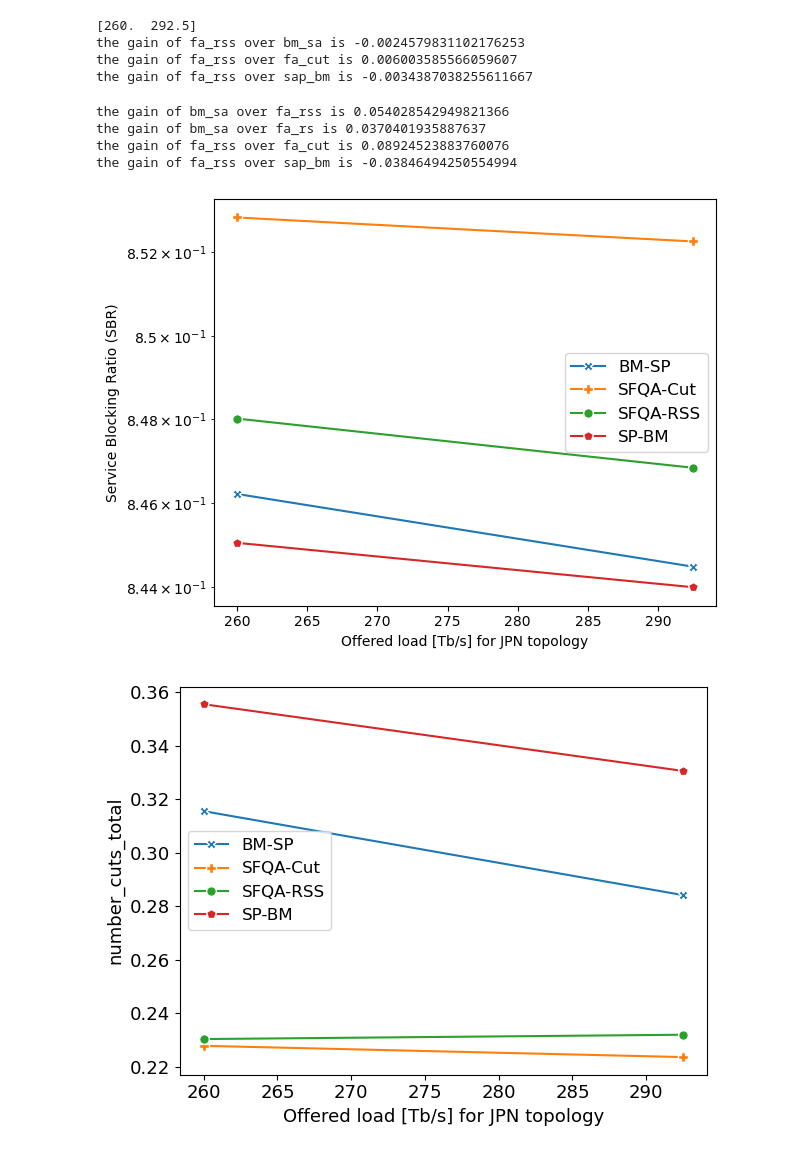
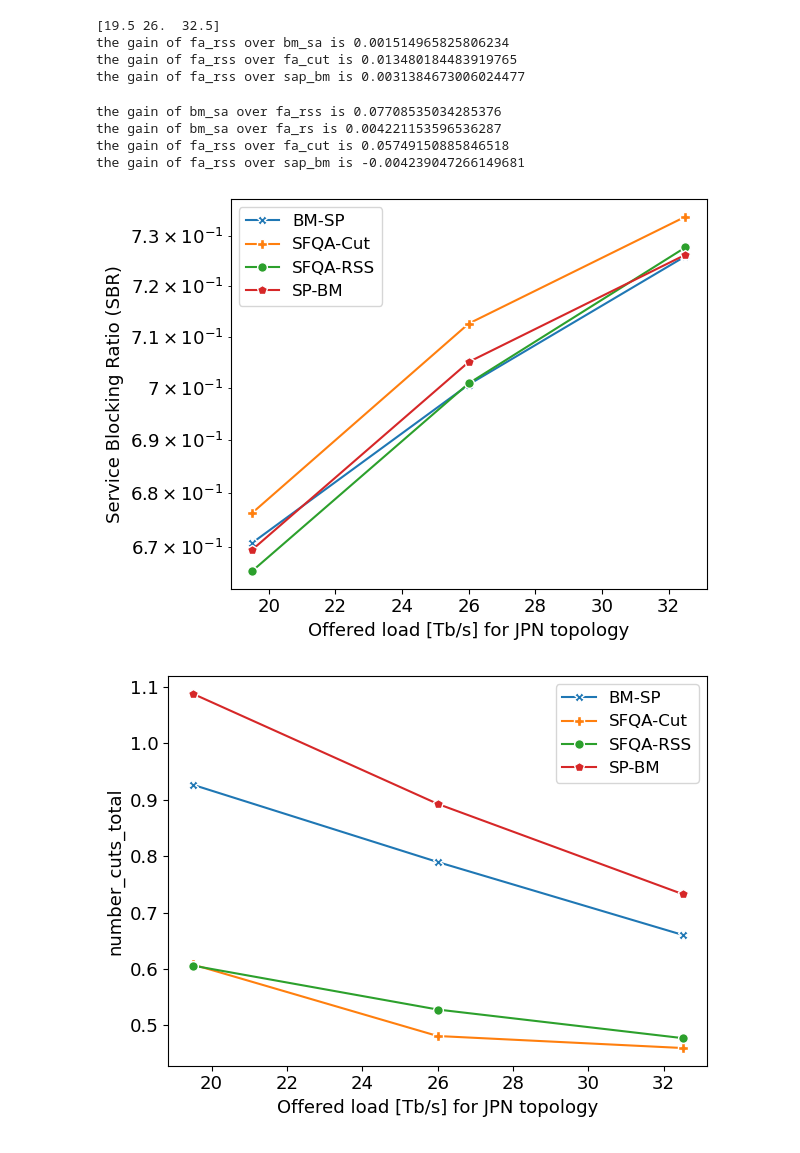
Before and after one commit to ehsan5890/optical-rl-gym-qot-aware, a Jupyter notebook: examples/visualize_loads_jpn.ipynb, the cells around one changed output. Drawn from its saved outputs; the diff is of its cells as text; code cells hidden in the pictures.

```diff
--- a/examples/visualize_loads_jpn.ipynb
+++ b/examples/visualize_loads_jpn.ipynb
@@ -14,9 +14,9 @@ topology_name = 'jpn12'
 figures_floder = f'./{heuristic_log_dir}/figures'
 os.makedirs(figures_floder, exist_ok=True)
 
-min_load = 800
-max_load = 902
-step_length = 100
+min_load = 60
+max_load = 101
+step_length = 20
 steps = int((max_load - min_load) / step_length) + 1
 loads = np.zeros(steps)
 episode_length = 205
@@ -167,40 +167,40 @@ for info in ['service_blocking_rate',
     # print(f"the bm_fa_rss for {info} is {np.mean(bm_fa_rss_loads[info])} ")
     # print(f"the sap_ff for {info} is {np.mean(sap_ff_loads[info])} ")
 
     plt.xlabel('Offered load [Tb/s] for JPN topology')
     # if info == 'service_blocking_per_hundred_arrivals':
     #     plt.ylabel('Service Blocking Ratio (SBR)', fontsize=13)
     # elif info == 'episode_frag_metric':
     #     plt.ylabel('RSS metric', fontsize=13)
     # else:
     #     plt.ylabel(info)
     plt.tight_layout()
     plt.legend(loc='upper right')
     if info is 'total_path_length':
         plt.ylabel('Average path length')
     elif info is 'service_blocking_rate':
         plt.ylabel('Service Blocking Ratio (SBR)')
     elif info is 'rss_total_metric':
         plt.ylabel('RSS metric')
     elif info is 'avrage_gsnr':
         plt.ylabel('GSNR')
     elif info is 'average_mod_level':
         plt.ylabel('Average Modulation level')
     else:
         plt.ylabel(info)
     plt.legend(fontsize=12)
     plt.tight_layout()
     plt.rcParams.update({'font.size': 13})
     plt.savefig(f'{figures_floder}/{topology_name}-{info}.pdf')
     plt.savefig(f'{figures_floder}/{topology_name}-{info}.svg')
 # %% [output]
-[260.  292.5]
-the gain of fa_rss over bm_sa is -0.0024579831102176253
-the gain of fa_rss over fa_cut is 0.006003585566059607
-the gain of fa_rss over sap_bm is -0.0034387038255611667
+[19.5 26.  32.5]
+the gain of fa_rss over bm_sa is 0.001514965825806234
+the gain of fa_rss over fa_cut is 0.013480184483919765
+the gain of fa_rss over sap_bm is 0.0031384673006024477
-the gain of bm_sa over fa_rss is 0.054028542949821366
-the gain of bm_sa over fa_rs is 0.0370401935887637
-the gain of fa_rss over fa_cut is 0.08924523883760076
-the gain of fa_rss over sap_bm is -0.03846494250554994
+the gain of bm_sa over fa_rss is 0.07708535034285376
+the gain of bm_sa over fa_rs is 0.004221153596536287
+the gain of fa_rss over fa_cut is 0.05749150885846518
+the gain of fa_rss over sap_bm is -0.004239047266149681
-[figure, old version]
+[figure, new version]
-[figure, old version]
+[figure, new version]
```
Also changed, not shown: parts of 1 cell of this notebook, 15 other files.
